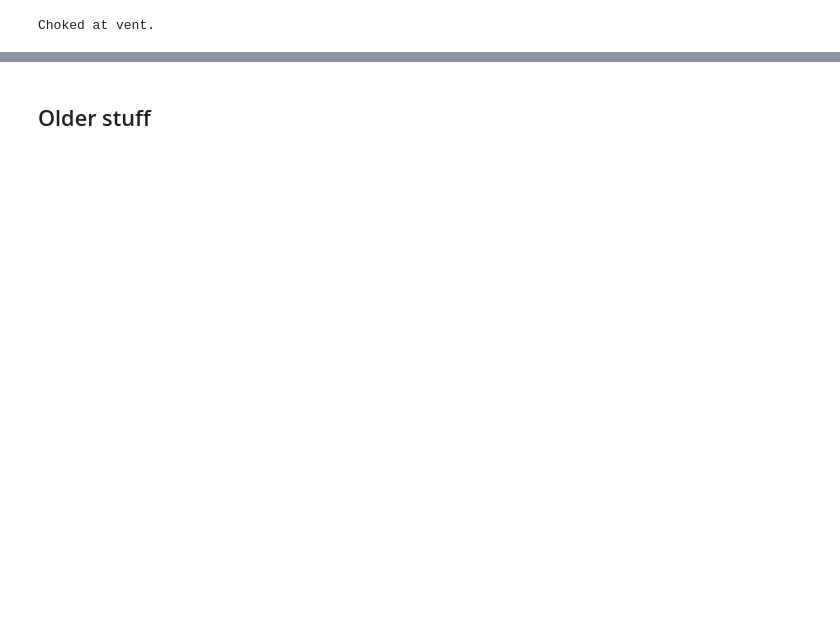
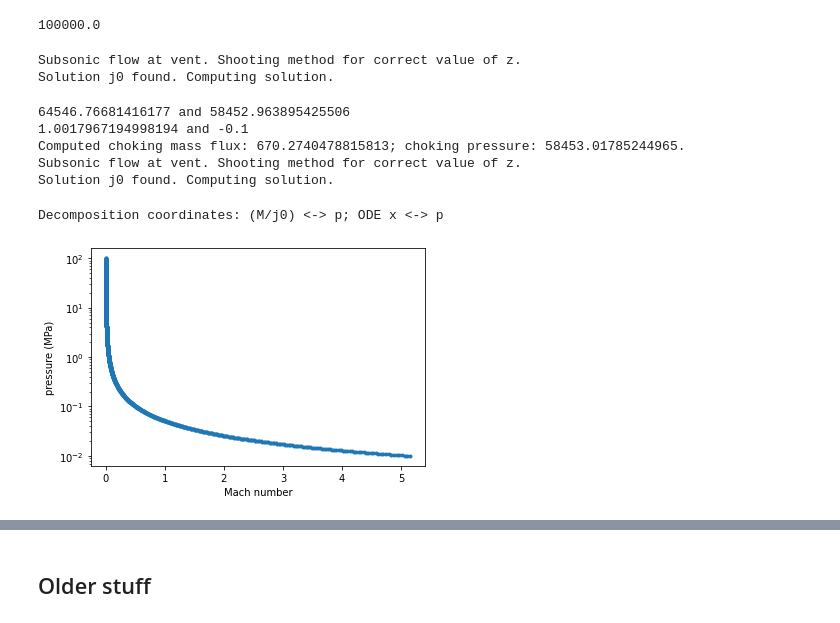
Before and after one commit to fredriclam/compressible-conduit-steady, a Jupyter notebook: steady_state_mapping_featuretest.ipynb, the cells around one changed output, grey strips where cells are left out. Cells and saved outputs as stored; diff of their text form; code cells hidden in the pictures; blank space fills up the shorter version.

```diff
--- a/steady_state_mapping_featuretest.ipynb
+++ b/steady_state_mapping_featuretest.ipynb
@@ -60,7 +69,7 @@ else:
 x_global = np.linspace(Mesh["xmin"], Mesh["xmax"], n_nodes_global)
 
 phi_crys = 0.4 * (1.1 - 0.1 * np.cos(0.0)) #0.4025 * (1.1 - 0.1 * np.cos(0.0))
-chi_water = 0.05 #0.05055
+chi_water = 0.03 #0.05055
 yWt_init = chi_water * (1 - phi_crys) / (1 + chi_water)
 yC_init = phi_crys
 
@@ -69,8 +78,30 @@ inlet_input_val = 3 # Inlet velocity; see also BoundaryCondition["x1"]
 input_type = "u"
 
 n0 = chi_water
-Sm = 4e-6
+Sm = 5e-6
 
+# Old test properties
+# props = {
+#     "yC": yC_init,
+#     "yWt": yWt_init,
+#     "yA": 1e-7,
+#     "yWvInletMin": 1e-5,
+#     "yCMin": 1e-5,
+#     "crit_volfrac": 0.7,
+#     "tau_d": 1.0,
+#     "tau_f": 1.0,
+#     "conduit_radius": 50,
+#     "T_chamber": 1000,
+#     "c_v_magma": 3e3,
+#     "rho0_magma": 2.6e3,
+#     "K_magma": 10e9,
+#     "p0_magma": (n0 / Sm)**2,
+#     "solubility_k": Sm,
+#     "solubility_n": 0.5,
+#     "neglect_edfm": True,
+# }
+
+# Target test properties
 props = {
     "yC": yC_init,
     "yWt": yWt_init,
@@ -97,13 +128,29 @@ p_range = np.linspace(20e6, 100e6, 8)
 # %%
 import steady_state as SS
 # Build steady state object
-f = SS.SteadyState(x1, p_vent, 175e6, input_type='p', override_properties=props)
+# f = SS.SteadyState(x1, p_vent, 175e6, input_type='p', override_properties=props)
 # # Retrieve solve_ivp parameters
 # f._DEBUG = True
 # f.solve_ssIVP(100e6, 2400)
 # f.ivp_inputs
-# %% [output]
-Choked at vent.
+# %%
+p_vent
+# %% [output]
+100000.0
+# %%
+f1 = SS.SteadyState(x1, p_vent, 55e6, input_type='p', override_properties=props)
+# f5 = SS.SteadyState(x1, p_vent, 60e6, input_type='p', override_properties=props)
+# %% [output]
+Subsonic flow at vent. Shooting method for correct value of z.
+Solution j0 found. Computing solution.
+# %%
+f = SS.SteadyState(x1, p_vent, 60e6, input_type='p', override_properties=props)
+# %% [output]
+64546.76681416177 and 58452.963895425506
+1.0017967194998194 and -0.1
+Computed choking mass flux: 670.2740478815813; choking pressure: 58453.01785244965.
+Subsonic flow at vent. Shooting method for correct value of z.
+Solution j0 found. Computing solution.
 # %%
 # Set range of inlet pressures and mass fluxes j0 to try
 forward_p = np.linspace(5e5, 250e6, 230//4)
@@ -111,2 +158,18 @@ forward_j0 = np.linspace(10, 8000, 200//4)
 mg_p, mg_j0 = np.meshgrid(forward_p, forward_j0)
 out = SS.parallel_forward_map(f, mg_p, mg_j0, num_processes=12)
+# %%
+''' Isothermal, tau_f = 0 = tau_d '''
+T0 = 1000
+j0 = 580
+M_p = lambda p: j0 * f.v_mix(p, T0, f.y_wv_eq(p)) \
+  / f.mixture.sound_speed(p, T0, f.yA, f.y_wv_eq(p), 1.0 - f.yA - f.y_wv_eq(p))
+p_isoTlimit = np.logspace(np.log10(0.1e5), np.log10(100e6), 1000)
+M_isoTlimit = np.array([M_p(p) for p in p_isoTlimit])
+plt.semilogy(M_isoTlimit, p_isoTlimit/1e6, '.-')
+
+plt.xlabel("Mach number")
+plt.ylabel("pressure (MPa)")
+print("Decomposition coordinates: (M/j0) <-> p; ODE x <-> p")
+# %% [output]
+Decomposition coordinates: (M/j0) <-> p; ODE x <-> p
+[figure, added]
```
Also changed, not shown: parts of 47 cells of this notebook, 1 other file.
